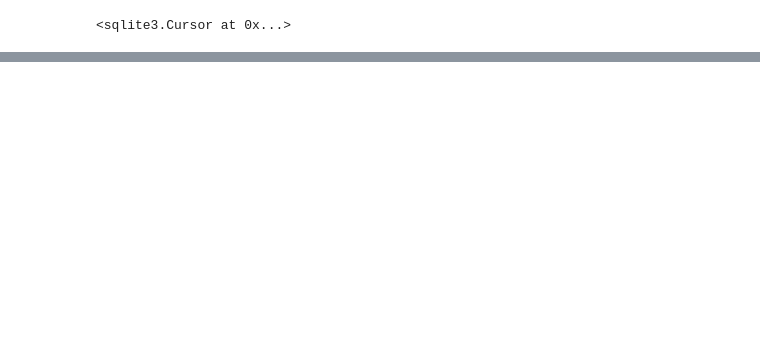
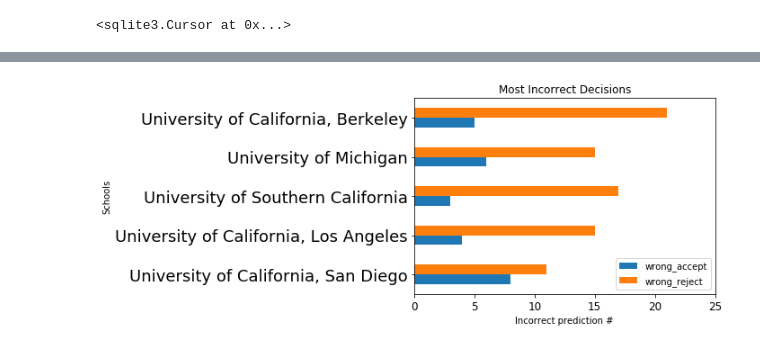
Before and after one commit to peakay/CollegePredictions, a Jupyter notebook: BalancedPredictions - Cluster on Handpicked Column.ipynb, the cells around one changed output, grey strips where cells are left out. Saved outputs shown, nothing was run; the diff lists cells and outputs as text; code cells hidden in the pictures; blank space fills up the shorter version.

```diff
--- a/BalancedPredictions - Cluster on Handpicked Column.ipynb
+++ b/BalancedPredictions - Cluster on Handpicked Column.ipynb
@@ -345,0 +357,15 @@ output_df
+# %%
+m_i_df = pd.DataFrame(most_inaccurate)
+m_i_df = m_i_df.fillna(0)
+m_i_df = m_i_df.transpose()
+m_i_df = m_i_df.sort_values(by=['total_wrong']).tail()
+af = m_i_df[['wrong_accept', 'wrong_reject']].plot(kind='barh')
+af.set_title("Most Incorrect Decisions")
+af.set_xlabel("Incorrect prediction #")
+af.set_ylabel("Schools")
+plt.yticks(fontsize=18)
+plt.xticks(fontsize=12)
+plt.xticks([0, 5, 10, 15, 20, 25])
+plt.show()
+# %% [output]
+[figure, added]
```
Also changed, not shown: parts of 12 cells of this notebook, 1 other file.
